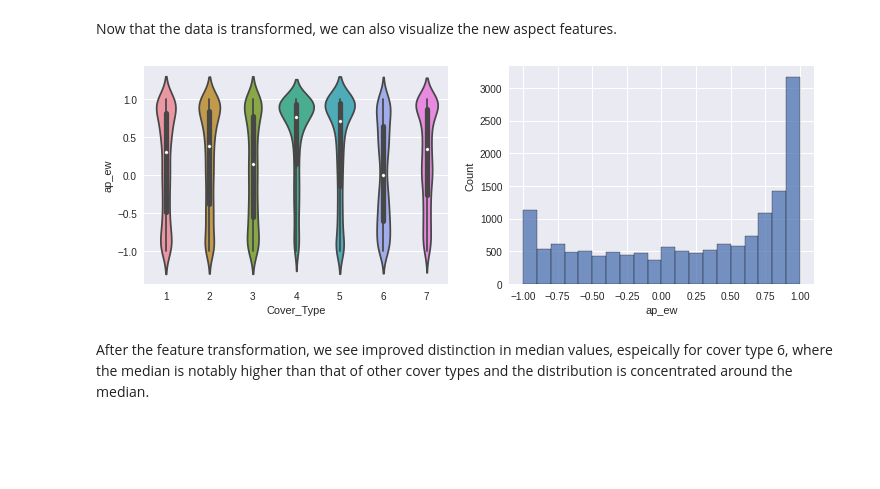
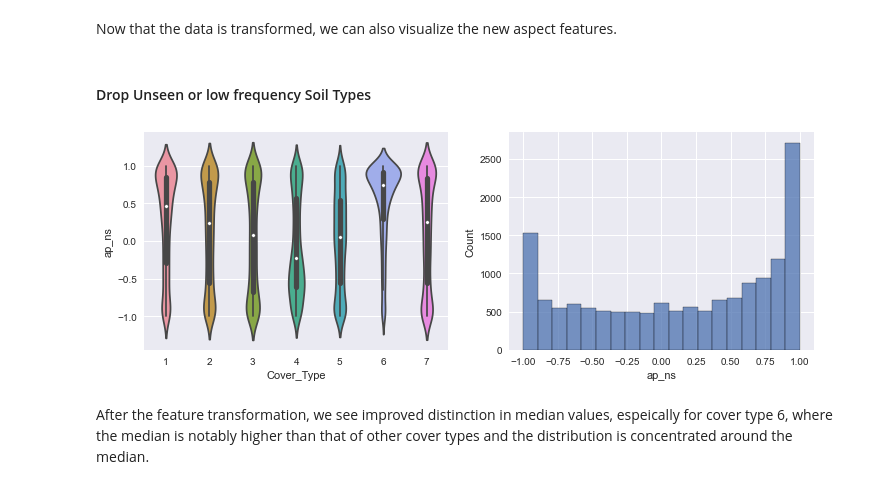
Before and after one commit to justinetaylor/mids-w207-final-project, a Jupyter notebook: clear_cut_solution.ipynb, the cells around one changed output. Drawn from its saved outputs; the diff is of its cells as text; code cells hidden in the pictures; blank space fills up the shorter version.

```diff
--- a/clear_cut_solution.ipynb
+++ b/clear_cut_solution.ipynb
@@ -99,14 +126,18 @@ train_df.head()
 5 rows × 55 columns
 # %% [markdown]
 Now that the data is transformed, we can also visualize the new aspect features.
+# %% [markdown]
+#### Drop Unseen or low frequency Soil Types
+# %%
+train_df = fe.drop_unseen_soil_types(train_df)
 # %%
 # Visualize cover type VS the cosine of Aspect degerees
 fig,(ax1,ax2) = plt.subplots(1,2,figsize=(12,4))
-sns.violinplot(x=train_df['Cover_Type'],y=train_df['ap_ew'],ax=ax1)
-sns.histplot(train_df['ap_ew'],ax=ax2)
+sns.violinplot(x=train_df['Cover_Type'],y=train_df['ap_ns'],ax=ax1)
+sns.histplot(train_df['ap_ns'],ax=ax2)
 plt.show()
 # %% [output]
-[figure, old version]
+[figure, new version]
 # %% [markdown]
 After the feature transformation, we see improved distinction in median values, espeically for cover type 6, where the median is notably higher than that of other cover types and the distribution is concentrated around the median.
 # %% [markdown]
```
Also changed, not shown: parts of 39 cells of this notebook, 1 other file.
